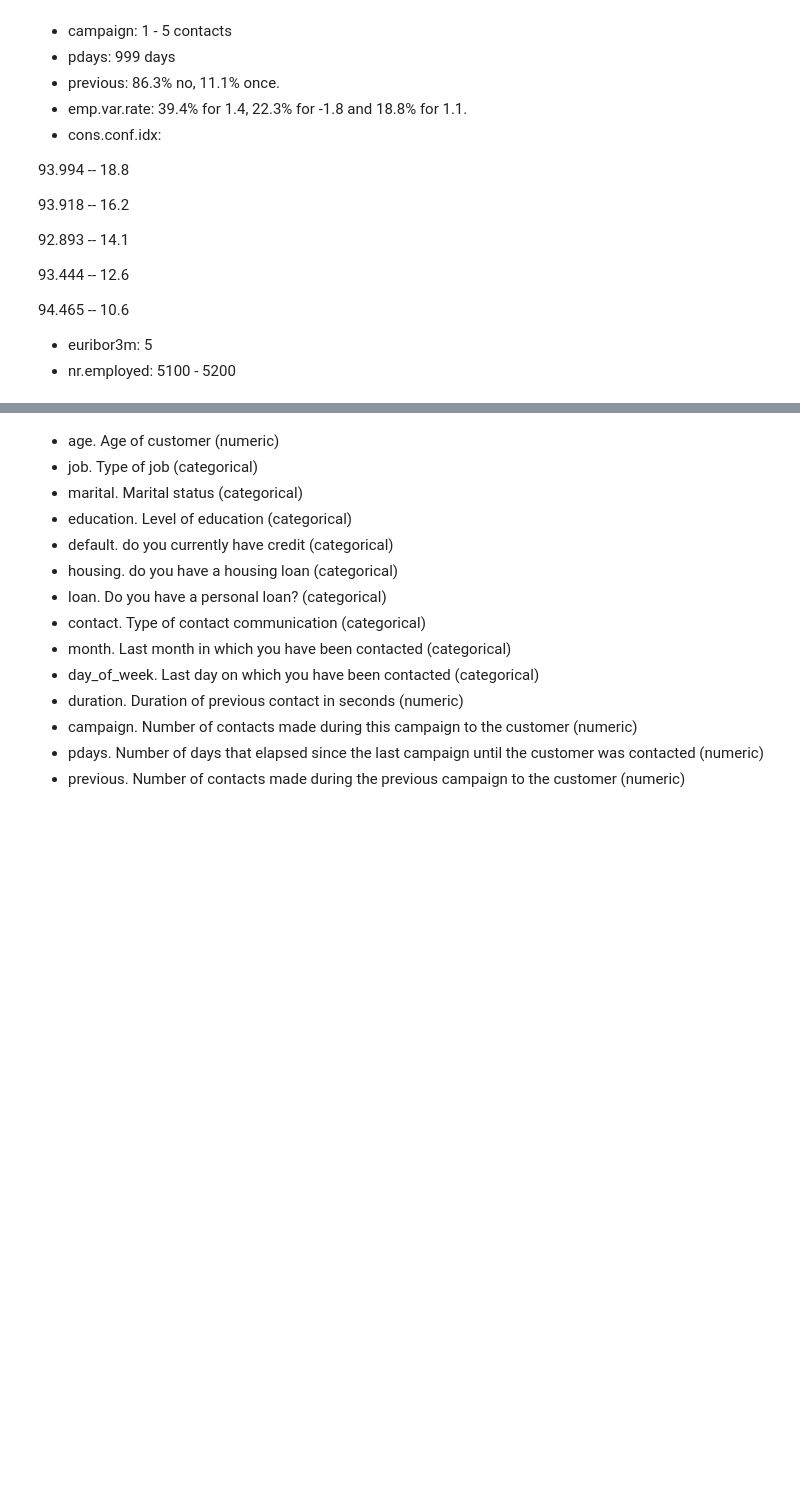
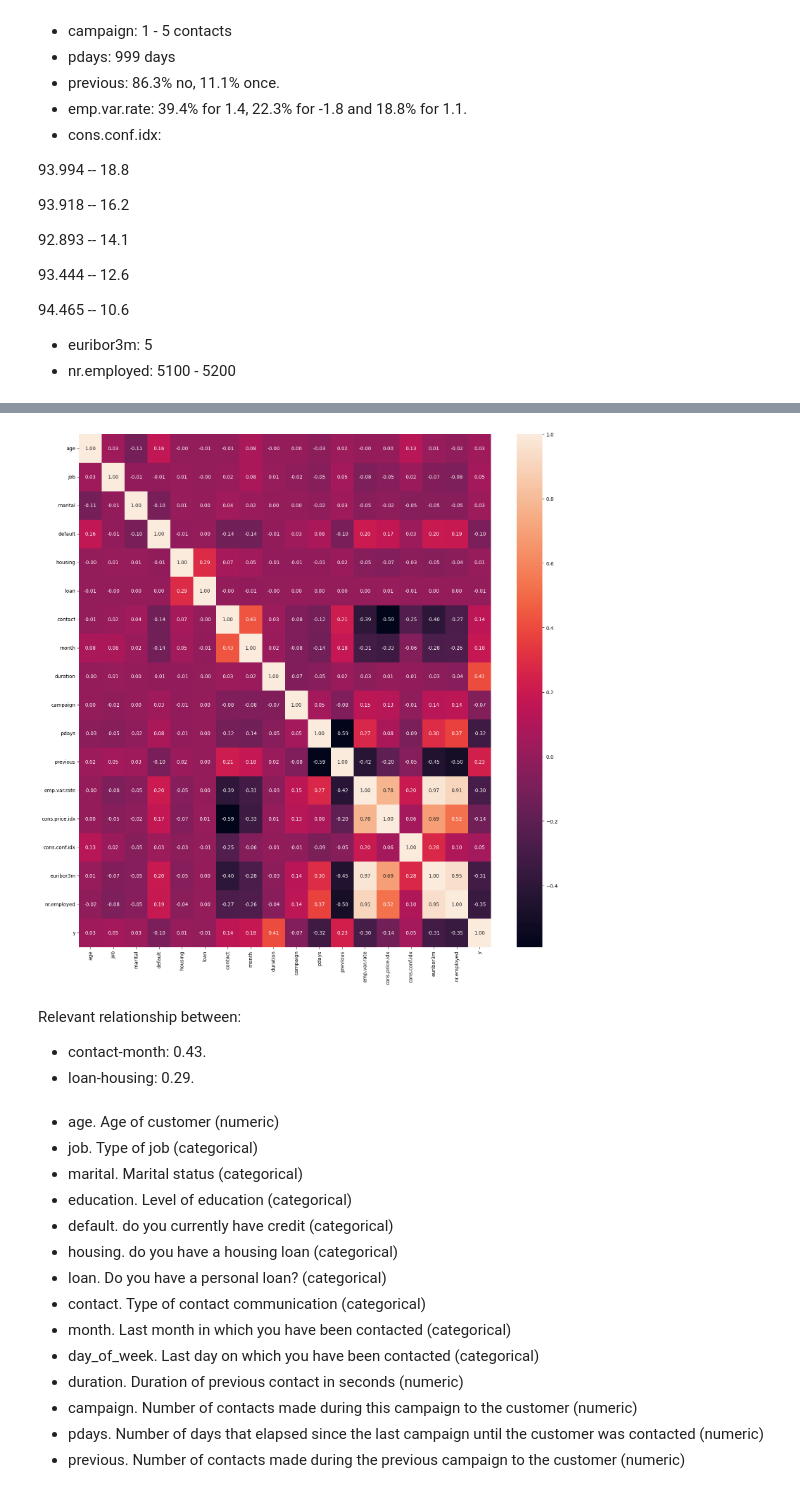
Before and after one commit to 4GeeksAcademy/machine-learning-regresion-logistica-Juli-MM, a Jupyter notebook: src/explore.ipynb, the cells around one changed output, grey strips where cells are left out. Cells and saved outputs as stored; diff of their text form; code cells hidden in the pictures; blank space fills up the shorter version.

```diff
--- a/src/explore.ipynb
+++ b/src/explore.ipynb
@@ -289,0 +324,5 @@ Conclusions for numeric analysis:
+# %%
+# We will copy the dataset to factorize the categorical variables in a new one:
+
+fact_data = total_data.copy()
+fact_data.head()
@@ -290,3 +336,26 @@ Conclusions for numeric analysis:
+# %%
+fact_data["job"] = pd.factorize(fact_data["job"])[0]
+fact_data["marital"] = pd.factorize(fact_data["marital"])[0]
+fact_data["default"] = pd.factorize(fact_data["default"])[0]
+fact_data["housing"] = pd.factorize(fact_data["housing"])[0]
+fact_data["loan"] = pd.factorize(fact_data["loan"])[0]
+fact_data["contact"] = pd.factorize(fact_data["contact"])[0]
+fact_data["month"] = pd.factorize(fact_data["month"])[0]
+fact_data["y"] = pd.factorize(fact_data["y"])[0]
+
+fig, axis = plt.subplots(figsize = (16, 16))
+
+sns.heatmap(fact_data.corr(), annot = True, fmt = ".2f")
+
+plt.tight_layout()
+
+plt.show()
+# %% [output]
+[figure, added]
+# %% [markdown]
+Relevant relationship between:
+- contact-month: 0.43.
+- loan-housing: 0.29.
 # %% [markdown]
 - age. Age of customer (numeric)
 - job. Type of job (categorical)
```
Also changed, not shown: parts of 6 cells of this notebook.
